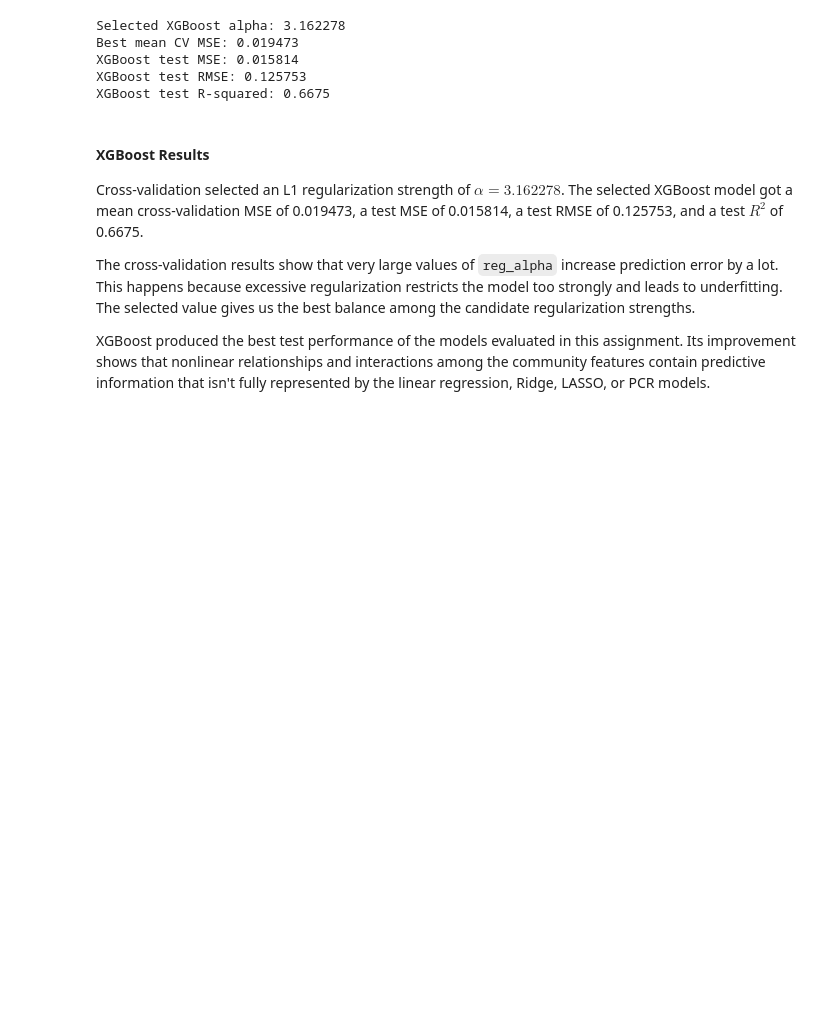
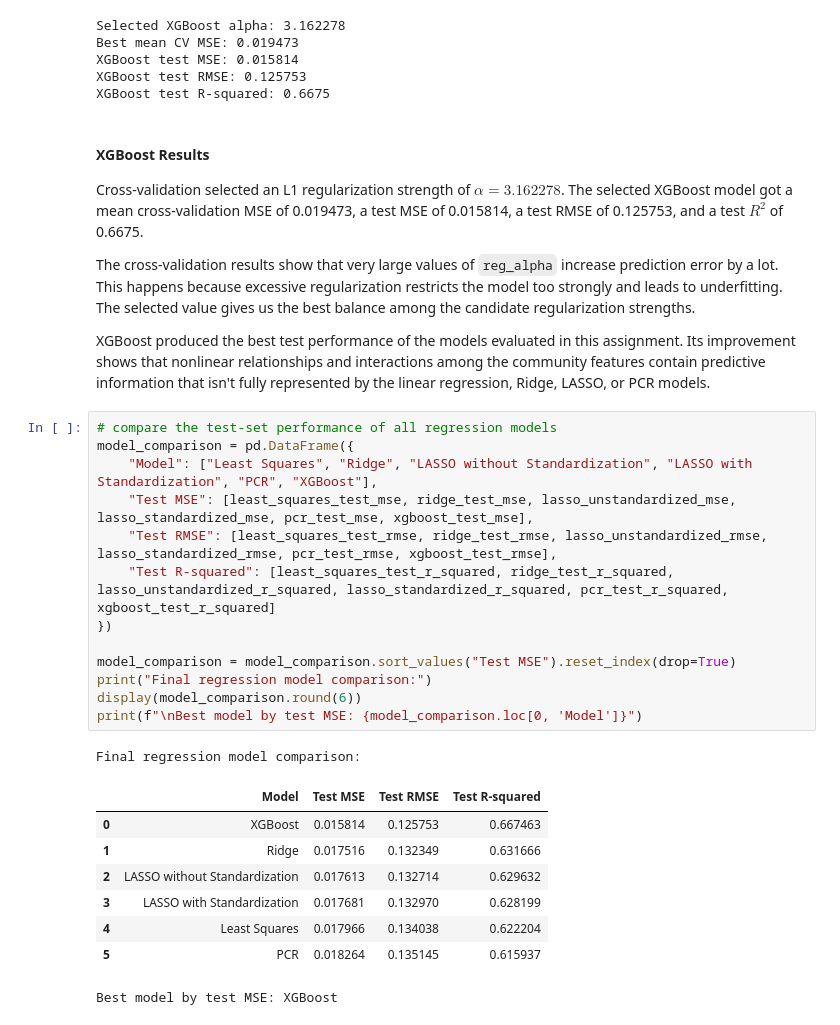
Before and after one commit to manvsatish/dsci-552-hw-5, a Jupyter notebook: notebook/Satish_Manvika_HW5.ipynb, the cells around one changed output. Saved outputs shown, nothing was run; the diff lists cells and outputs as text; blank space fills up the shorter version.

```diff
--- a/notebook/Satish_Manvika_HW5.ipynb
+++ b/notebook/Satish_Manvika_HW5.ipynb
@@ -872,3 +872,26 @@ Cross-validation selected an L1 regularization strength of $\alpha=3.162278$. Th
 The cross-validation results show that very large values of `reg_alpha` increase prediction error by a lot. This happens because excessive regularization restricts the model too strongly and leads to underfitting. The selected value gives us the best balance among the candidate regularization strengths.
 
 XGBoost produced the best test performance of the models evaluated in this assignment. Its improvement shows that nonlinear relationships and interactions among the community features contain predictive information that isn't fully represented by the linear regression, Ridge, LASSO, or PCR models.
+# %%
+# compare the test-set performance of all regression models
+model_comparison = pd.DataFrame({
+    "Model": ["Least Squares", "Ridge", "LASSO without Standardization", "LASSO with Standardization", "PCR", "XGBoost"],
+    "Test MSE": [least_squares_test_mse, ridge_test_mse, lasso_unstandardized_mse, lasso_standardized_mse, pcr_test_mse, xgboost_test_mse],
+    "Test RMSE": [least_squares_test_rmse, ridge_test_rmse, lasso_unstandardized_rmse, lasso_standardized_rmse, pcr_test_rmse, xgboost_test_rmse],
+    "Test R-squared": [least_squares_test_r_squared, ridge_test_r_squared, lasso_unstandardized_r_squared, lasso_standardized_r_squared, pcr_test_r_squared, xgboost_test_r_squared]
+})
+
+model_comparison = model_comparison.sort_values("Test MSE").reset_index(drop=True)
+print("Final regression model comparison:")
+display(model_comparison.round(6))
+print(f"\nBest model by test MSE: {model_comparison.loc[0, 'Model']}")
+# %% [output]
+Final regression model comparison:
+|  | Model | Test MSE | Test RMSE | Test R-squared |
+| 0 | XGBoost | 0.015814 | 0.125753 | 0.667463 |
+| 1 | Ridge | 0.017516 | 0.132349 | 0.631666 |
+| 2 | LASSO without Standardization | 0.017613 | 0.132714 | 0.629632 |
+| 3 | LASSO with Standardization | 0.017681 | 0.132970 | 0.628199 |
+| 4 | Least Squares | 0.017966 | 0.134038 | 0.622204 |
+| 5 | PCR | 0.018264 | 0.135145 | 0.615937 |
+Best model by test MSE: XGBoost
```
Also changed, not shown: parts of 1 cell of this notebook.
